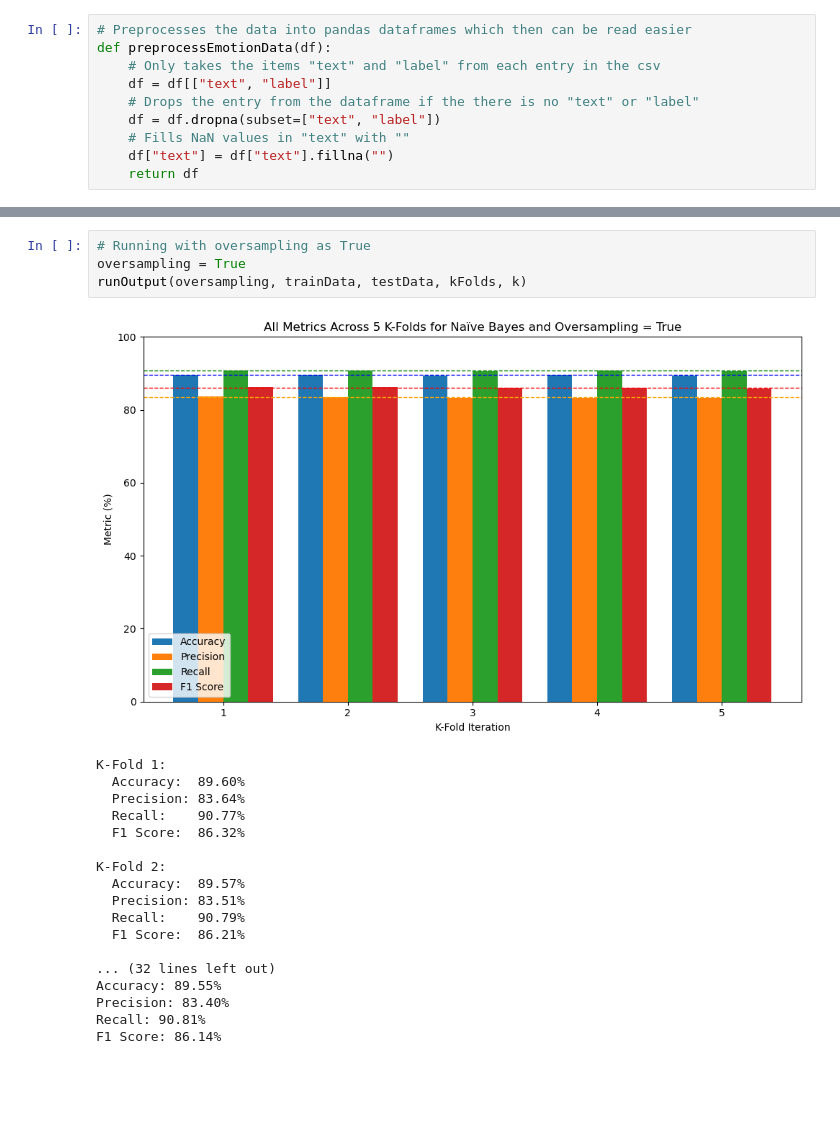
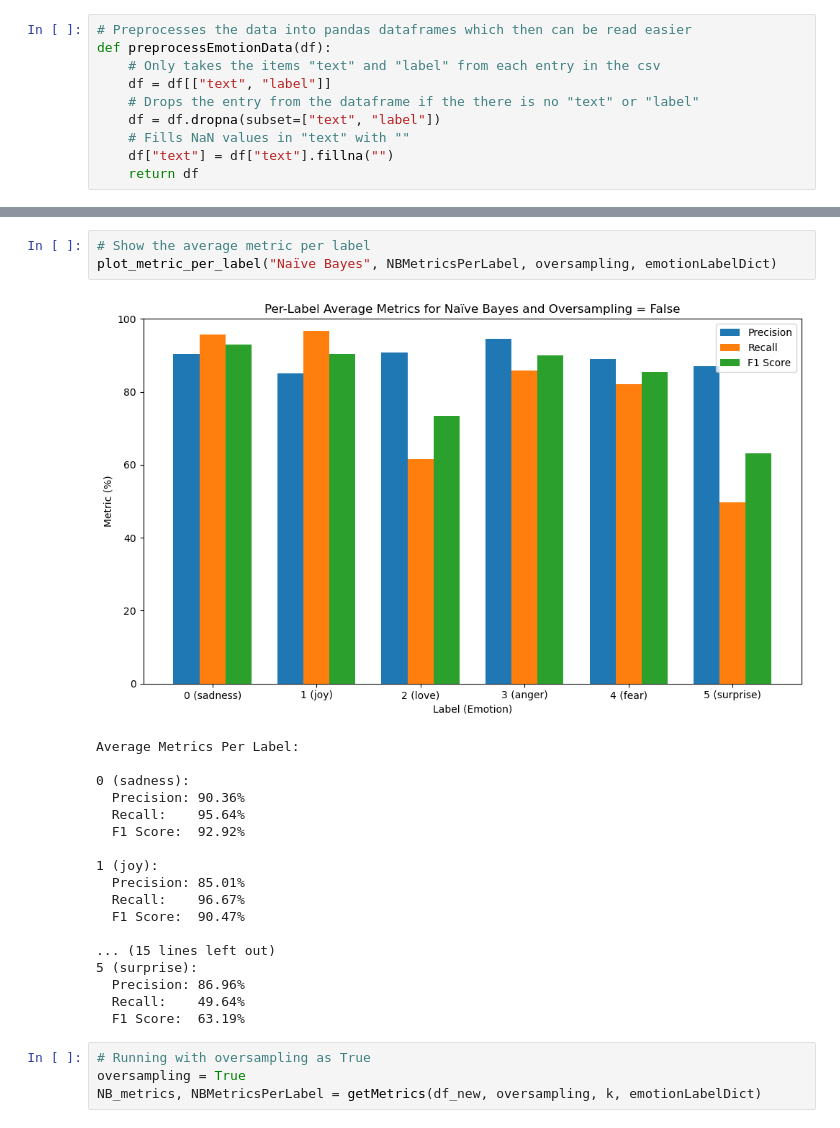
Before and after one commit to alex-litchfield/Social_Computing_CSCI-4967, a Jupyter notebook: hw3/hw3.ipynb, the cells around one changed output, grey strips where cells are left out. Drawn from its saved outputs; the diff is of its cells as text; blank space fills up the shorter version.

```diff
--- a/hw3/hw3.ipynb
+++ b/hw3/hw3.ipynb
@@ -176,23 +241,26 @@ F1 Score: 82.54%
+# %%
+# Show the average metric per label
+plot_metric_per_label("Naïve Bayes", NBMetricsPerLabel, oversampling, emotionLabelDict)
+# %% [output]
+[figure, added]
+Average Metrics Per Label:
+
+0 (sadness):
+  Precision: 90.36%
+  Recall:    95.64%
+  F1 Score:  92.92%
+
+1 (joy):
+  Precision: 85.01%
+  Recall:    96.67%
+  F1 Score:  90.47%
+
+... (15 lines left out)
+5 (surprise):
+  Precision: 86.96%
+  Recall:    49.64%
+  F1 Score:  63.19%
 # %%
 # Running with oversampling as True
 oversampling = True
-runOutput(oversampling, trainData, testData, kFolds, k)
+NB_metrics, NBMetricsPerLabel = getMetrics(df_new, oversampling, k, emotionLabelDict)
-# %% [output]
-[figure, removed]
-K-Fold 1:
-  Accuracy:  89.60%
-  Precision: 83.64%
-  Recall:    90.77%
-  F1 Score:  86.32%
-
-K-Fold 2:
-  Accuracy:  89.57%
-  Precision: 83.51%
-  Recall:    90.79%
-  F1 Score:  86.21%
-
-... (32 lines left out)
-Accuracy: 89.55%
-Precision: 83.40%
-Recall: 90.81%
-F1 Score: 86.14%
```
Also changed, not shown: parts of 12 cells of this notebook, 2 other files.
